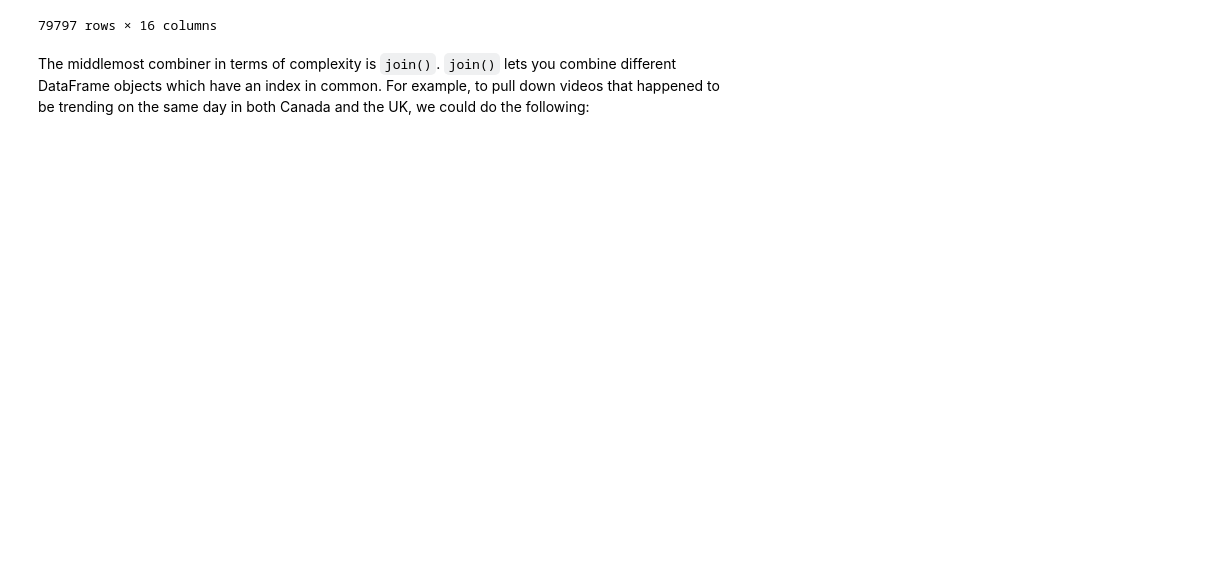
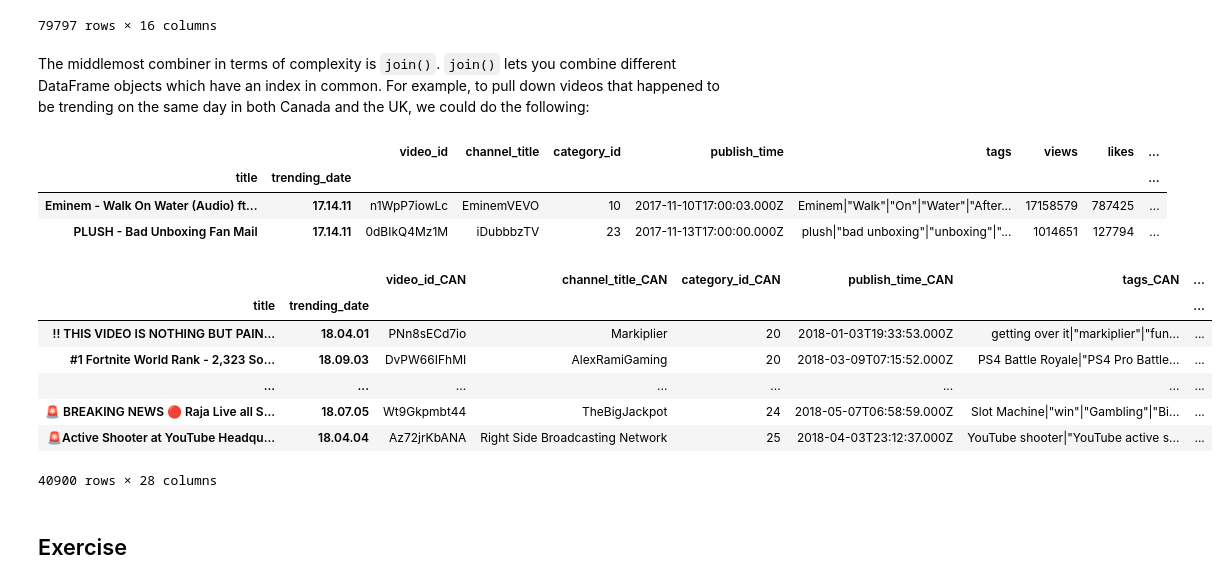
Before and after one commit to htetaunglynn94/self-learning, a Jupyter notebook: pandas_kaggle/pandas_kaggle.ipynb, the cells around one changed output. Drawn from its saved outputs; the diff is of its cells as text; code cells hidden in the pictures; blank space fills up the shorter version.

```diff
--- a/pandas_kaggle/pandas_kaggle.ipynb
+++ b/pandas_kaggle/pandas_kaggle.ipynb
@@ -545,3 +545,29 @@ pd.concat([canadian_youtube, british_youtube])
 79797 rows × 16 columns
 # %% [markdown]
 The middlemost combiner in terms of complexity is `join()`. `join()` lets you combine different DataFrame objects which have an index in common. For example, to pull down videos that happened to be trending on the same day in both Canada and the UK, we could do the following:
+# %%
+left = canadian_youtube.set_index(['title','trending_date'])
+right = british_youtube.set_index(['title','trending_date'])
+
+left.head(2)
+# %% [output]
+|  |  | video_id | channel_title | category_id | publish_time | tags | views | likes | ... |
+| title | trending_date |  |  |  |  |  |  |  | ... |
+| Eminem - Walk On Water (Audio) ft... | 17.14.11 | n1WpP7iowLc | EminemVEVO | 10 | 2017-11-10T17:00:03.000Z | Eminem|"Walk"|"On"|"Water"|"After... | 17158579 | 787425 | ... |
+| PLUSH - Bad Unboxing Fan Mail | 17.14.11 | 0dBIkQ4Mz1M | iDubbbzTV | 23 | 2017-11-13T17:00:00.000Z | plush|"bad unboxing"|"unboxing"|"... | 1014651 | 127794 | ... |
+# %%
+# column names တွေတူနေတဲ့ data frame နှစ်ခုကို join တဲ့အခါ column name တွေကွဲသွားအောင်လုပ်တာ။
+left.join(right,
+          lsuffix='_CAN',   # Suffix to use from left frame’s overlapping columns.
+          rsuffix = '_UK')  # Suffix to use from right frame’s overlapping columns.
+# %% [output]
+|  |  | video_id_CAN | channel_title_CAN | category_id_CAN | publish_time_CAN | tags_CAN | ... |
+| title | trending_date |  |  |  |  |  | ... |
+| !! THIS VIDEO IS NOTHING BUT PAIN... | 18.04.01 | PNn8sECd7io | Markiplier | 20 | 2018-01-03T19:33:53.000Z | getting over it|"markiplier"|"fun... | ... |
+| #1 Fortnite World Rank - 2,323 So... | 18.09.03 | DvPW66IFhMI | AlexRamiGaming | 20 | 2018-03-09T07:15:52.000Z | PS4 Battle Royale|"PS4 Pro Battle... | ... |
+| ... | ... | ... | ... | ... | ... | ... | ... |
+| 🚨 BREAKING NEWS 🔴 Raja Live all S... | 18.07.05 | Wt9Gkpmbt44 | TheBigJackpot | 24 | 2018-05-07T06:58:59.000Z | Slot Machine|"win"|"Gambling"|"Bi... | ... |
+| 🚨Active Shooter at YouTube Headqu... | 18.04.04 | Az72jrKbANA | Right Side Broadcasting Network | 25 | 2018-04-03T23:12:37.000Z | YouTube shooter|"YouTube active s... | ... |
+40900 rows × 28 columns
+# %% [markdown]
+## Exercise
```
Also changed, not shown: parts of 130 cells of this notebook.
